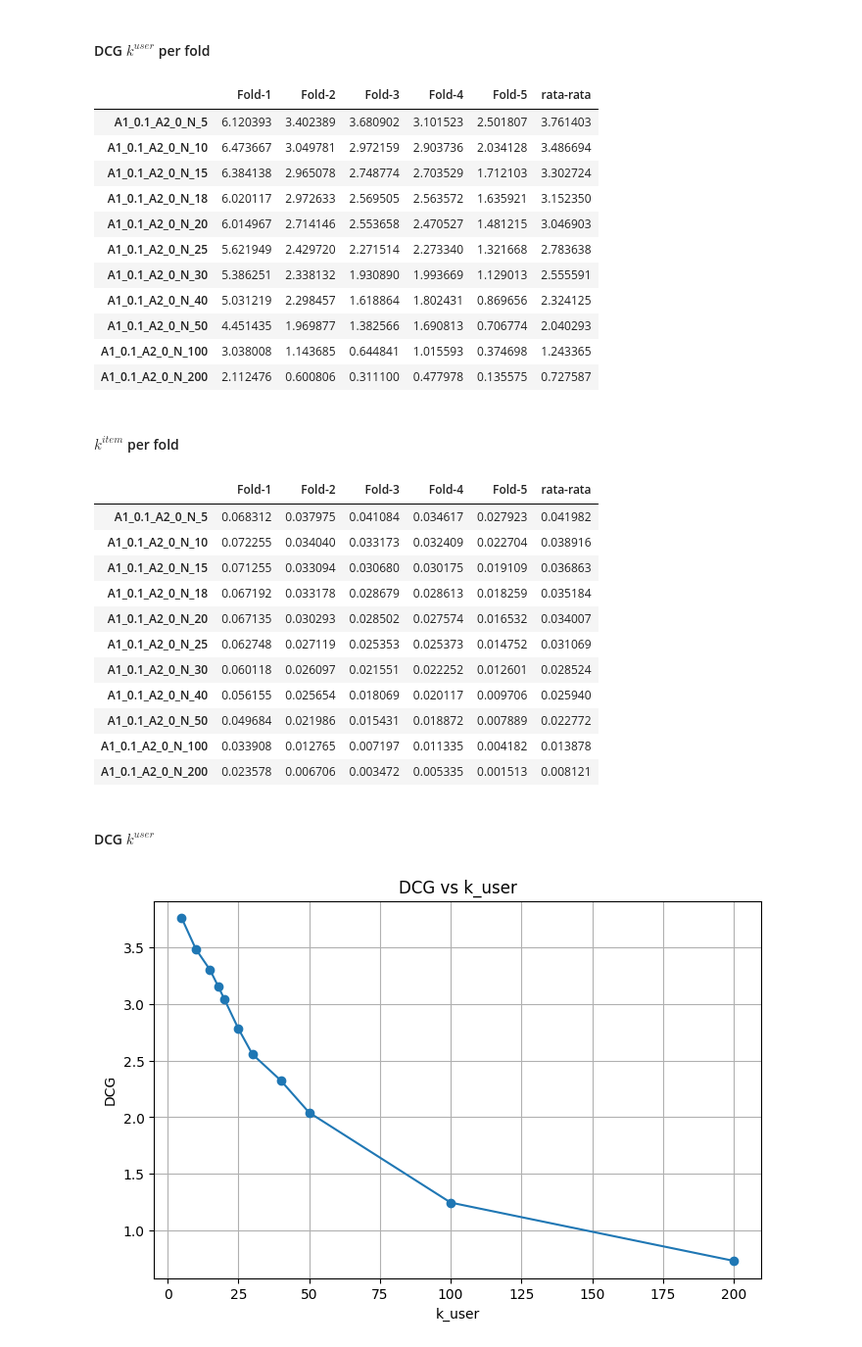
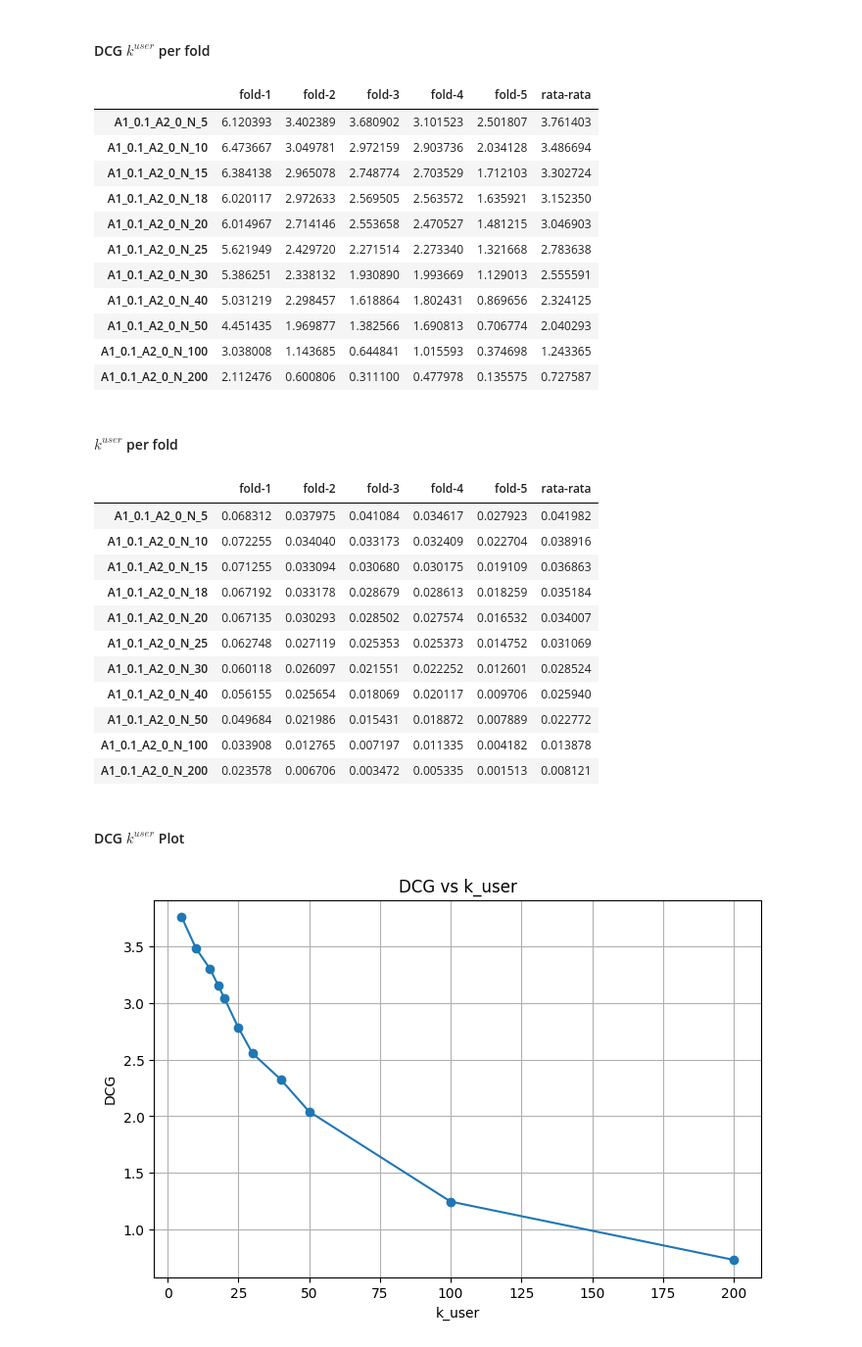
Before and after one commit to DimasDliyaurR/Hybrid-Collaborative-Filtering-HCF, a Jupyter notebook: main.ipynb, the cells around one changed output. Shown at 98% size. Saved outputs shown, nothing was run; the diff lists cells and outputs as text; code cells hidden in the pictures.

```diff
--- a/main.ipynb
+++ b/main.ipynb
@@ -361,10 +359,10 @@ for k_user_index in k_user :
 # %%
 import pandas as pd
 k_user = [5,10,15,18,20,25,30,40,50,100,200]
 
-pd.DataFrame(mean_dcg_fold,index=[ f"A1_{str(0.1)}_A2_{str(0)}_N_{i}" for i in k_user],columns=[f"Fold-{i}" if i != 6 else "rata-rata" for i in range(1,7)])
+pd.DataFrame(mean_dcg_fold,index=[ f"A1_{str(0.1)}_A2_{str(0)}_N_{i}" for i in k_user],columns=[f"fold-{i}" if i != 6 else "rata-rata" for i in range(1,7)])
 # %% [output]
-|  | Fold-1 | Fold-2 | Fold-3 | Fold-4 | Fold-5 | rata-rata |
+|  | fold-1 | fold-2 | fold-3 | fold-4 | fold-5 | rata-rata |
 | A1_0.1_A2_0_N_5 | 6.120393 | 3.402389 | 3.680902 | 3.101523 | 2.501807 | 3.761403 |
 | A1_0.1_A2_0_N_10 | 6.473667 | 3.049781 | 2.972159 | 2.903736 | 2.034128 | 3.486694 |
 | A1_0.1_A2_0_N_15 | 6.384138 | 2.965078 | 2.748774 | 2.703529 | 1.712103 | 3.302724 |
@@ -377,14 +375,14 @@ pd.DataFrame(mean_dcg_fold,index=[ f"A1_{str(0.1)}_A2_{str(0)}_N_{i}" for i in k
 | A1_0.1_A2_0_N_100 | 3.038008 | 1.143685 | 0.644841 | 1.015593 | 0.374698 | 1.243365 |
 | A1_0.1_A2_0_N_200 | 2.112476 | 0.600806 | 0.311100 | 0.477978 | 0.135575 | 0.727587 |
 # %% [markdown]
-#### $k^{item}$ per fold
+#### $k^{user}$ per fold
 # %%
 import pandas as pd
 k_user = [5,10,15,18,20,25,30,40,50,100,200]
 
-pd.DataFrame(mean_ndcg_fold,index=[ f"A1_{str(0.1)}_A2_{str(0)}_N_{i}" for i in k_user],columns=[f"Fold-{i}" if i != 6 else "rata-rata" for i in range(1,7)])
+pd.DataFrame(mean_ndcg_fold,index=[ f"A1_{str(0.1)}_A2_{str(0)}_N_{i}" for i in k_user],columns=[f"fold-{i}" if i != 6 else "rata-rata" for i in range(1,7)])
 # %% [output]
-|  | Fold-1 | Fold-2 | Fold-3 | Fold-4 | Fold-5 | rata-rata |
+|  | fold-1 | fold-2 | fold-3 | fold-4 | fold-5 | rata-rata |
 | A1_0.1_A2_0_N_5 | 0.068312 | 0.037975 | 0.041084 | 0.034617 | 0.027923 | 0.041982 |
 | A1_0.1_A2_0_N_10 | 0.072255 | 0.034040 | 0.033173 | 0.032409 | 0.022704 | 0.038916 |
 | A1_0.1_A2_0_N_15 | 0.071255 | 0.033094 | 0.030680 | 0.030175 | 0.019109 | 0.036863 |
@@ -397,7 +395,7 @@ pd.DataFrame(mean_ndcg_fold,index=[ f"A1_{str(0.1)}_A2_{str(0)}_N_{i}" for i in
 | A1_0.1_A2_0_N_100 | 0.033908 | 0.012765 | 0.007197 | 0.011335 | 0.004182 | 0.013878 |
 | A1_0.1_A2_0_N_200 | 0.023578 | 0.006706 | 0.003472 | 0.005335 | 0.001513 | 0.008121 |
 # %% [markdown]
-#### DCG $k^{user}$
+#### DCG $k^{user}$ Plot
 # %%
 import pandas as pd
 
```
Also changed, not shown: parts of 7 cells of this notebook, 1 other file.
